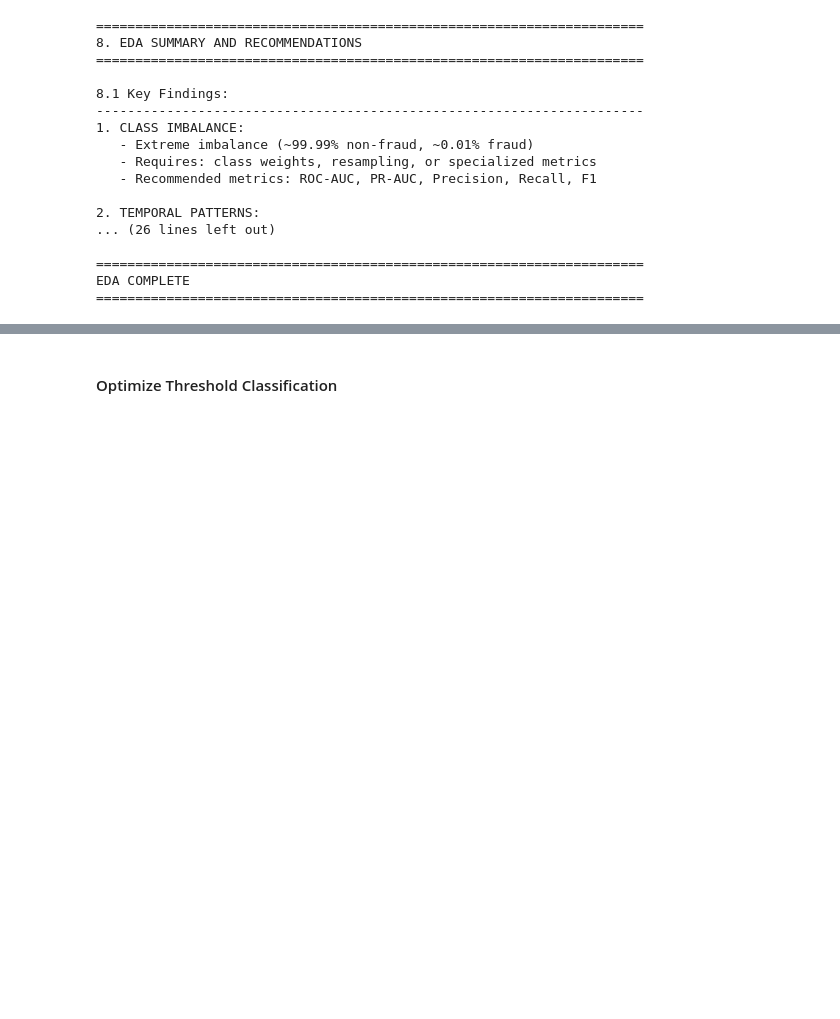
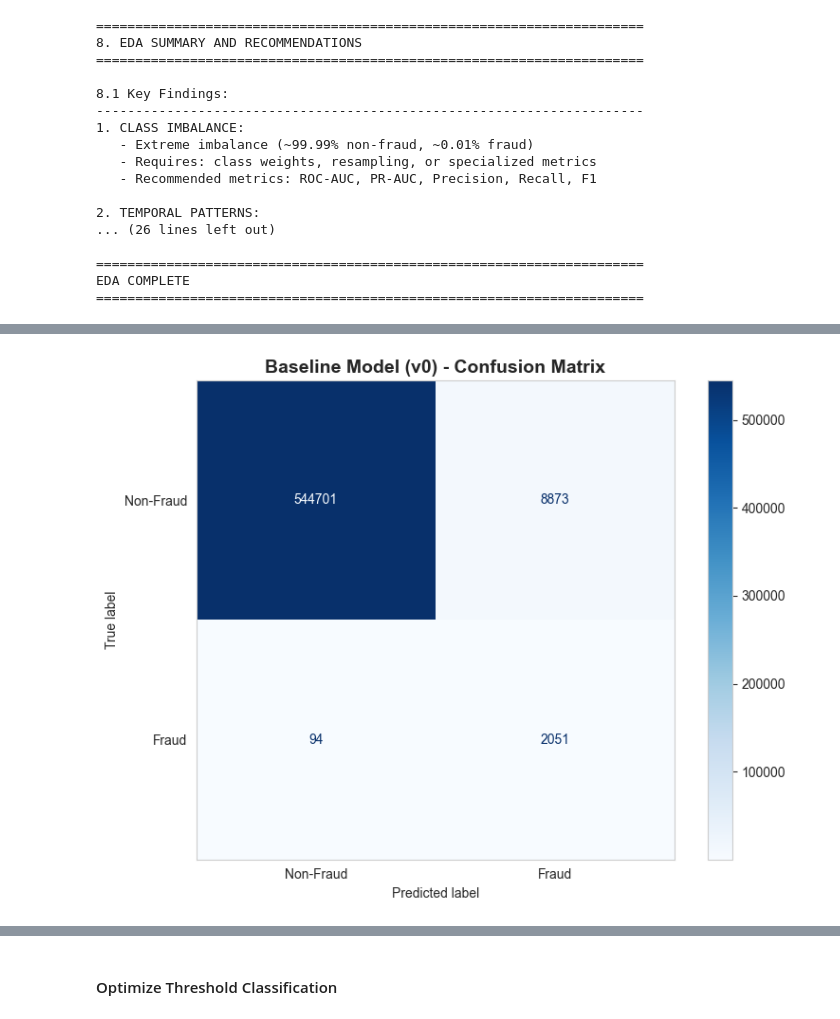
Before and after one commit to cam-bell/real-time-fraud-detection, a Jupyter notebook: notebooks/stream_simulation_original.ipynb, the cells around one changed output, grey strips where cells are left out. Cells and saved outputs as stored; diff of their text form; code cells hidden in the pictures; blank space fills up the shorter version.

```diff
--- a/notebooks/stream_simulation_original.ipynb
+++ b/notebooks/stream_simulation_original.ipynb
@@ -1320,0 +1252,94 @@ EDA COMPLETE
+# %%
+# Create preprocessing pipeline
+# Rationale: RobustScaler handles outliers better than StandardScaler for financial data
+
+preprocessor = ColumnTransformer([
+    ('num', RobustScaler(), numerical_features),
+    ('cat', OneHotEncoder(handle_unknown='ignore', sparse_output=False), categorical_features)
+], remainder='passthrough')
+
+# Create full pipeline with model
+# Rationale: XGBoost handles class imbalance well with scale_pos_weight
+model_pipeline = Pipeline([
+    ('preprocessor', preprocessor),
+    ('classifier', XGBClassifier(
+        n_estimators=100,
+        max_depth=6,
+        learning_rate=0.1,
+        scale_pos_weight=len(y_train[y_train==0]) / len(y_train[y_train==1]),  # Handle class imbalance
+        random_state=42,
+        eval_metric='logloss',
+        tree_method='hist'
+    ))
+])
+
+# Train model
+print("Training XGBoost model...")
+start_time = time.time()
+model_pipeline.fit(X_train, y_train)
+training_time = time.time() - start_time
+print(f"✓ Model trained in {training_time:.2f} seconds")
+
+# Evaluate on test set
+y_pred_proba = model_pipeline.predict_proba(X_test)[:, 1]
+y_pred = model_pipeline.predict(X_test)
+
+# Calculate metrics
+roc_auc = roc_auc_score(y_test, y_pred_proba)
+pr_auc = auc(*precision_recall_curve(y_test, y_pred_proba)[:2][::-1])
+precision = precision_score(y_test, y_pred)
+recall = recall_score(y_test, y_pred)
+f1 = f1_score(y_test, y_pred)
+accuracy = accuracy_score(y_test, y_pred)
+
+print(f"\n=== BASELINE Model (v0) Performance on Test Set ===")
+print(f"ROC-AUC: {roc_auc:.4f}")
+print(f"PR-AUC: {pr_auc:.4f}")
+print(f"Precision: {precision:.4f}")
+print(f"Recall: {recall:.4f}")
+print(f"F1-Score: {f1:.4f}")
+print(f"Accuracy: {accuracy:.4f}")
+
+# Classification Report
+print(f"\n{'='*70}")
+print("CLASSIFICATION REPORT")
+print(f"{'='*70}")
+print(classification_report(y_test, y_pred, target_names=['Non-Fraud', 'Fraud']))
+
+# Confusion Matrix
+fig, ax = plt.subplots(figsize=(8, 6))
+ConfusionMatrixDisplay.from_predictions(
+    y_test, y_pred,
+    display_labels=['Non-Fraud', 'Fraud'],
+    ax=ax, cmap='Blues', values_format='d'
+)
+ax.set_title('Baseline Model (v0) - Confusion Matrix', fontsize=14, fontweight='bold')
+ax.grid(False)
+plt.tight_layout()
+plt.show()
+
+# Save model and preprocessor
+model_path = "../models/fraud_detection_model.pkl"
+preprocessor_path = "../models/preprocessor.pkl"
+
+with open(model_path, 'wb') as f:
+    pickle.dump(model_pipeline, f)
+
+# Also save preprocessor separately for online scoring
+with open(preprocessor_path, 'wb') as f:
+    pickle.dump(preprocessor, f)
+
+print(f"\n✓ Model saved to {model_path}")
+print(f"✓ Preprocessor saved to {preprocessor_path}")
+
+
+# Store metrics for comparison
+metrics_v0 = {
+    'roc_auc': roc_auc, 'pr_auc': pr_auc, 'precision': precision,
+    'recall': recall, 'f1': f1, 'accuracy': accuracy,
+    'threshold': 0.5, 'y_pred': y_pred, 'y_pred_proba': y_pred_proba
+}
+
+print("\n✓ Baseline model training complete!")
+print("  Note: Low precision (0.19) due to class imbalance. Will address with threshold optimization.")
+# %% [output]
@@ -1320,0 +1363 @@ EDA COMPLETE
+[figure, added]
```
Also changed, not shown: parts of 80 cells of this notebook.
